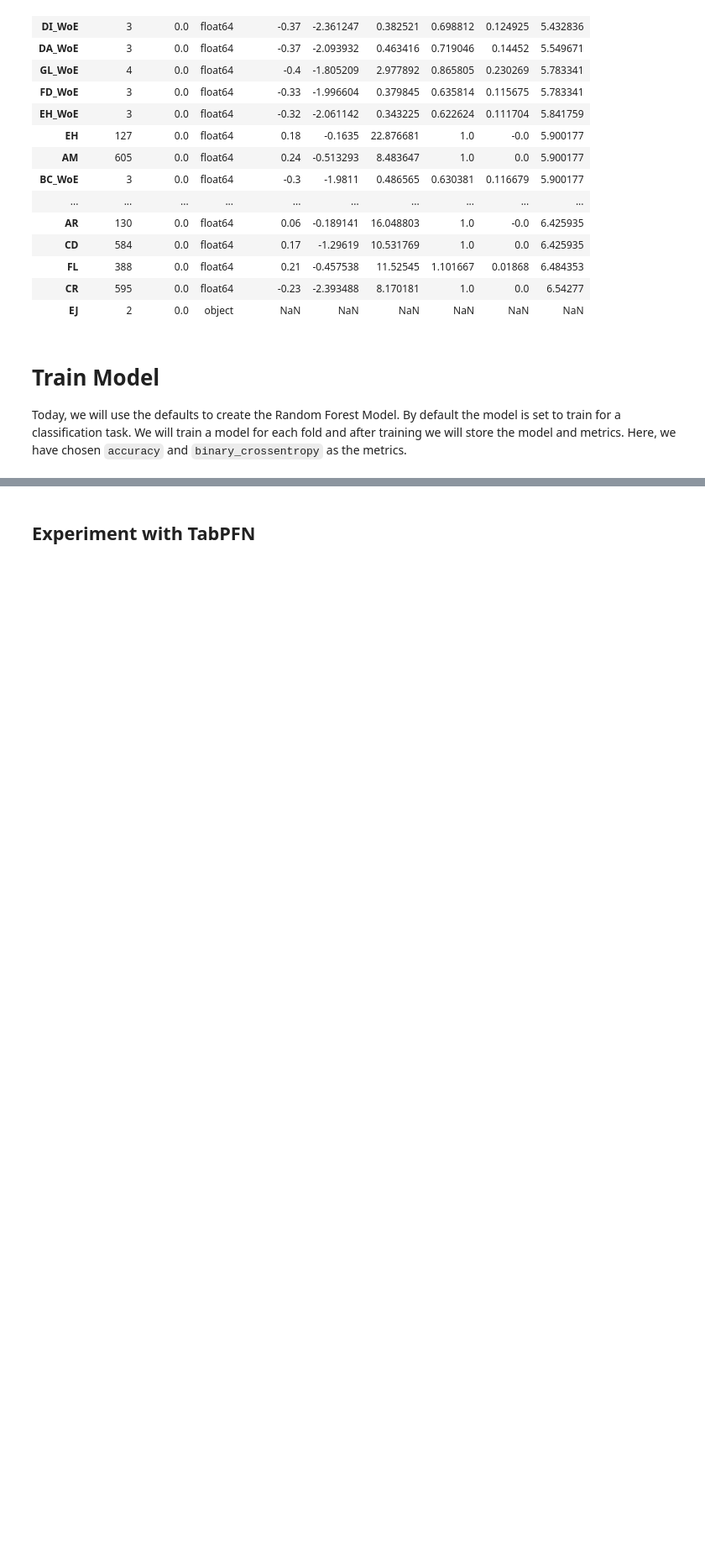
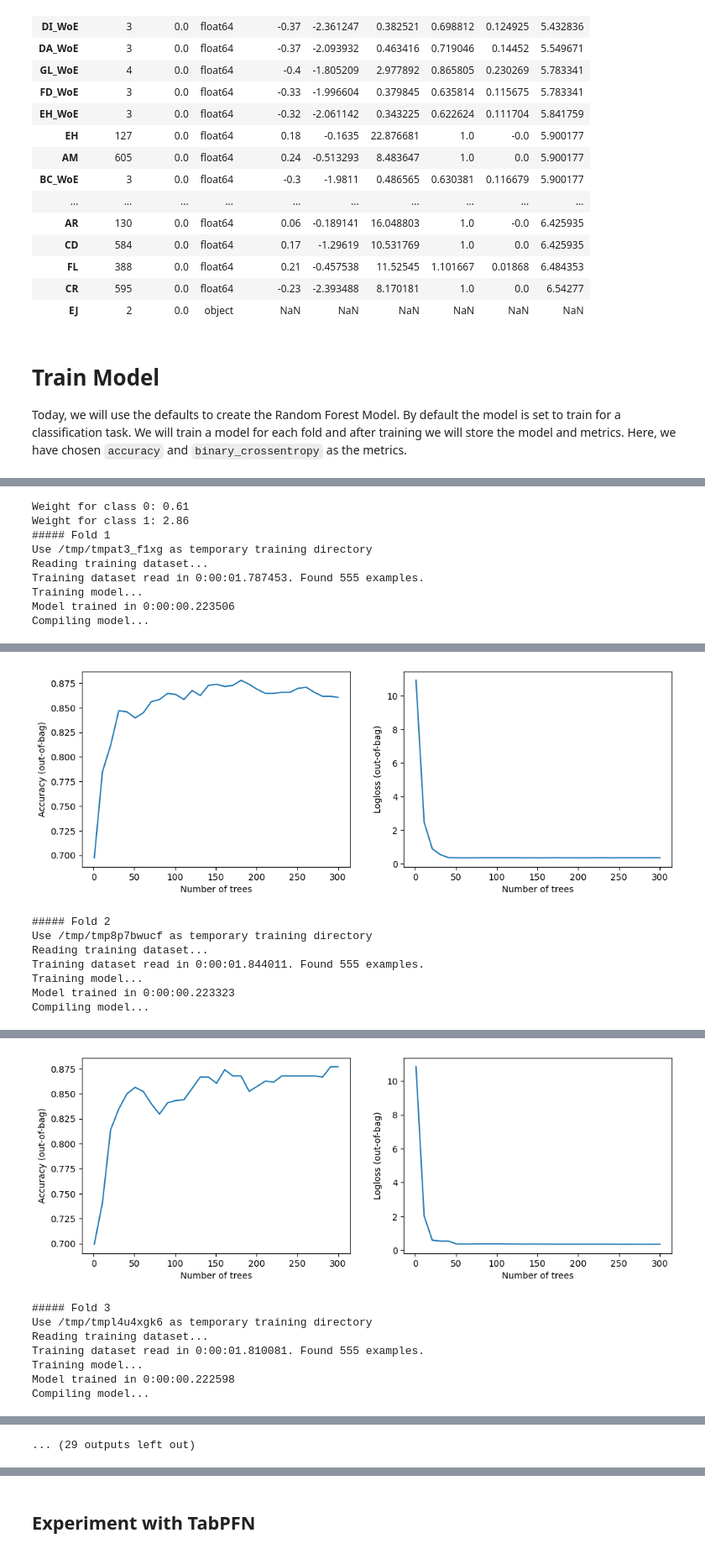
Before and after one commit to Bagirov-lab/Kaggle, a Jupyter notebook: identifying-age-related-train.ipynb, the cells around one changed output, grey strips where cells are left out. Shown at 84% size. Drawn from its saved outputs; the diff is of its cells as text; code cells hidden in the pictures; blank space fills up the shorter version.

Commit message:
Kaggle Notebook | Identifying Age-Related Train | Version 27

```diff
--- a/identifying-age-related-train.ipynb
+++ b/identifying-age-related-train.ipynb
@@ -220,6 +220,24 @@ basic_stats_2
 Today, we will use the defaults to create the Random Forest Model. By default the model is set to train for a classification task.
 We will train a model for each fold and after training we will store the model and metrics. Here, we have chosen `accuracy` and `binary_crossentropy` as the metrics.
 # %%
+def plot_train_logs(model) -> None:
+
+    logs = model.make_inspector().training_logs()
+
+    plt.figure(figsize=(12, 4))
+
+    plt.subplot(1, 2, 1)
+    plt.plot([log.num_trees for log in logs], [log.evaluation.accuracy for log in logs])
+    plt.xlabel("Number of trees")
+    plt.ylabel("Accuracy (out-of-bag)")
+
+    plt.subplot(1, 2, 2)
+    plt.plot([log.num_trees for log in logs], [log.evaluation.loss for log in logs])
+    plt.xlabel("Number of trees")
+    plt.ylabel("Logloss (out-of-bag)")
+
+    plt.show()
+
 def train_model(train: pd.DataFrame, test: pd.DataFrame, features: list, label = "Class",
                 n_splits: int = 6,
                 model_obj = tfdf.keras.RandomForestModel,
@@ -286,6 +304,10 @@ def train_model(train: pd.DataFrame, test: pd.DataFrame, features: list, label =
             accuracy[f"fold_{i+1}"] = evaluation["accuracy"]
             balanced_logloss[f"fold_{i+1}"] = evaluation["balanced_logloss_tf"]
 
+
+            # Plot Results
+            plot_train_logs(model)
+
     metrics['accuracy'] = accuracy
     metrics['balanced_logloss'] = balanced_logloss
 
@@ -411,0 +394,18 @@ Compiling model...
+# %%
+# RandomForestModel
+submition_2, model_2,metrics_2 = train_model(
+    train=train_out,test=test_out, features=features,
+    n_splits=10,
+    model_obj=tfdf.keras.RandomForestModel,
+    model_kwargs=dict(max_depth=6, num_trees=300),
+    model_compile_kwargs=dict(metrics=[metrics.accuracy, balanced_logloss_tf]))
+# %% [output]
+Weight for class 0: 0.61
+Weight for class 1: 2.86
+##### Fold 1
+Use /tmp/tmpat3_f1xg as temporary training directory
+Reading training dataset...
+Training dataset read in 0:00:01.787453. Found 555 examples.
+Training model...
+Model trained in 0:00:00.223506
+Compiling model...
@@ -411,0 +420,8 @@ Compiling model...
+[figure, added]
+##### Fold 2
+Use /tmp/tmp8p7bwucf as temporary training directory
+Reading training dataset...
+Training dataset read in 0:00:01.844011. Found 555 examples.
+Training model...
+Model trained in 0:00:00.223323
+Compiling model...
@@ -411,0 +435,8 @@ Compiling model...
+[figure, added]
+##### Fold 3
+Use /tmp/tmpl4u4xgk6 as temporary training directory
+Reading training dataset...
+Training dataset read in 0:00:01.810081. Found 555 examples.
+Training model...
+Model trained in 0:00:00.222598
+Compiling model...
@@ -411,0 +452 @@ Compiling model...
+... (29 outputs left out)
```
Also changed, not shown: parts of 7 cells of this notebook.
